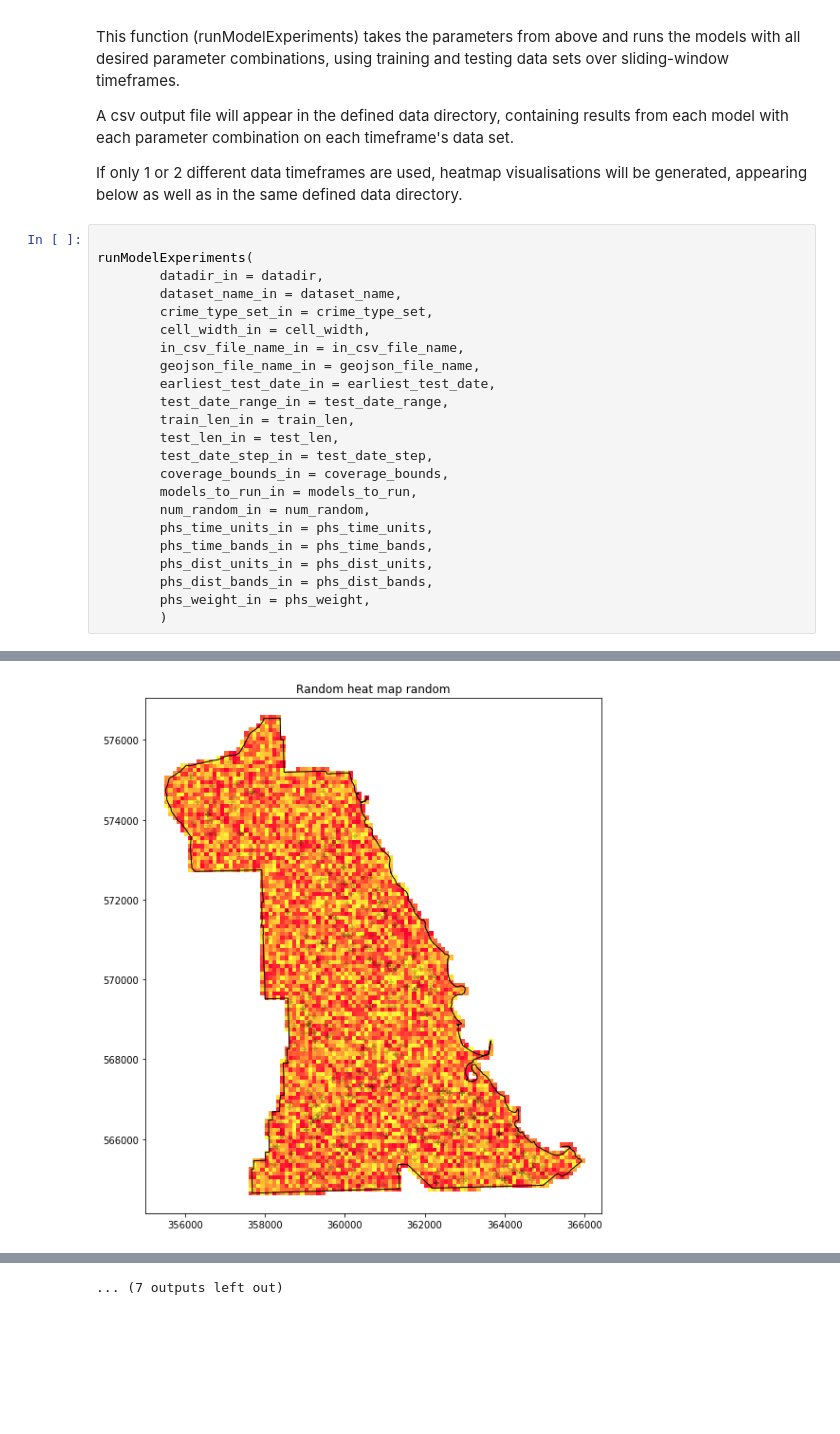
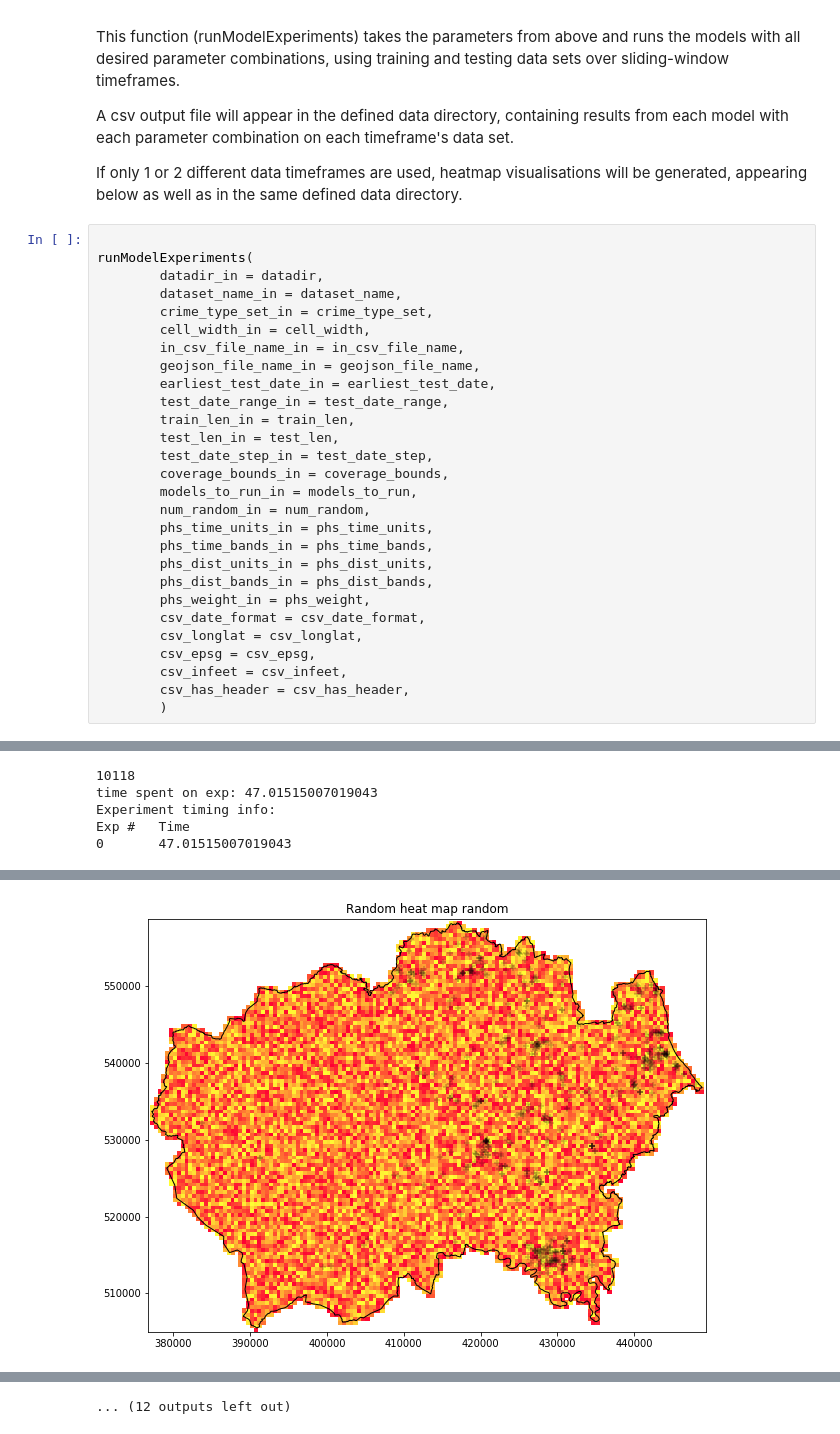
Before and after one commit to danbirks/PredictCode, a Jupyter notebook: sandbox/Run Risk Models and Display Results.ipynb, the cells around one changed output, grey strips where cells are left out. Cells and saved outputs as stored; diff of their text form; blank space fills up the shorter version.

```diff
--- a/sandbox/Run Risk Models and Display Results.ipynb
+++ b/sandbox/Run Risk Models and Display Results.ipynb
@@ -127,6 +200,11 @@ runModelExperiments(
         phs_dist_units_in = phs_dist_units,
         phs_dist_bands_in = phs_dist_bands,
         phs_weight_in = phs_weight,
+        csv_date_format = csv_date_format,
+        csv_longlat = csv_longlat,
+        csv_epsg = csv_epsg,
+        csv_infeet = csv_infeet,
+        csv_has_header = csv_has_header,
         )
 # %% [output]
 Declaring parameters...
@@ -148,0 +227,5 @@ Exp #   Time
+10118
+time spent on exp: 47.01515007019043
+Experiment timing info:
+Exp #   Time
+0       47.01515007019043
@@ -151 +234 @@ Exp #   Time
-[figure, old version]
+[figure, new version]
@@ -160 +242 @@ Exp #   Time
-... (7 outputs left out)
+... (12 outputs left out)
```
Also changed, not shown: parts of 4 cells of this notebook, 2 other files.
